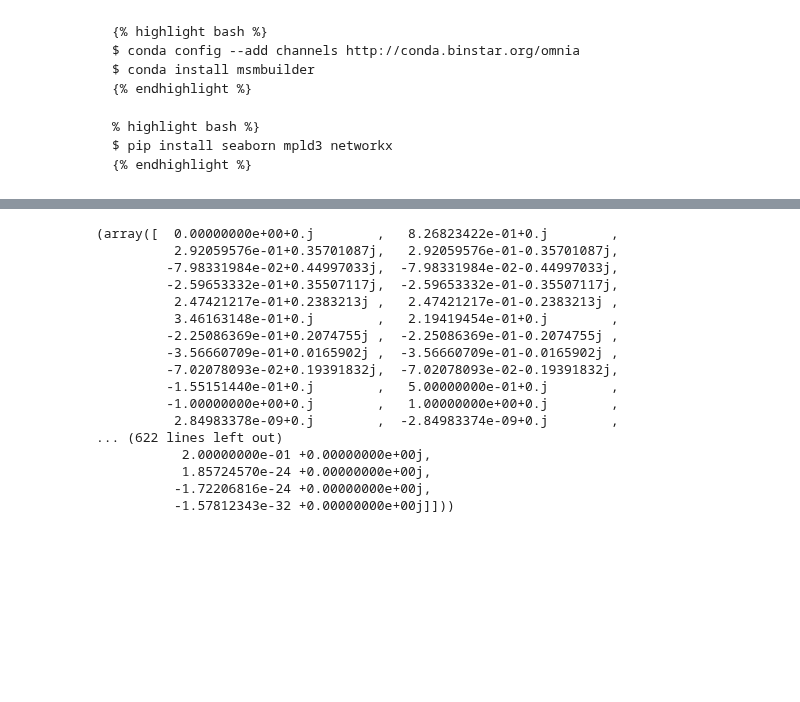
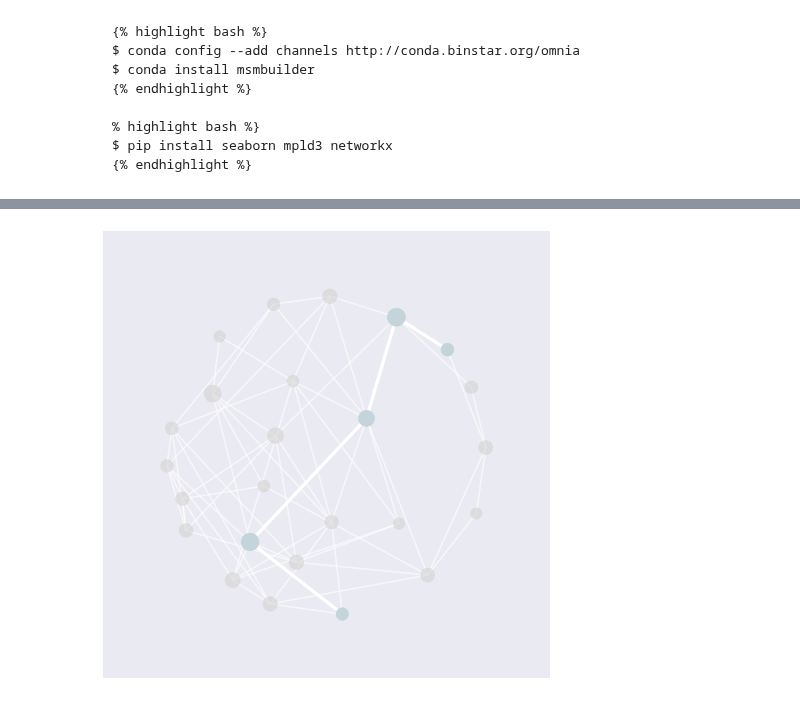
Before and after one commit to cxhernandez/cxhernandez.com, a Jupyter notebook: _notebooks/Transition Paths.ipynb, the cells around one changed output, grey strips where cells are left out. Cells and saved outputs as stored; diff of their text form; code cells hidden in the pictures; blank space fills up the shorter version.

```diff
--- a/_notebooks/Transition Paths.ipynb
+++ b/_notebooks/Transition Paths.ipynb
@@ -51,20 +51,19 @@ mpld3.plugins.connect(fig,mpld3.plugins.PointLabelTooltip(pts,pos.keys()))
-# %%
-np.linalg.eig(M2.T)
-# %% [output]
-(array([  0.00000000e+00+0.j        ,   8.26823422e-01+0.j        ,
-          2.92059576e-01+0.35701087j,   2.92059576e-01-0.35701087j,
-         -7.98331984e-02+0.44997033j,  -7.98331984e-02-0.44997033j,
-         -2.59653332e-01+0.35507117j,  -2.59653332e-01-0.35507117j,
-          2.47421217e-01+0.2383213j ,   2.47421217e-01-0.2383213j ,
-          3.46163148e-01+0.j        ,   2.19419454e-01+0.j        ,
-         -2.25086369e-01+0.2074755j ,  -2.25086369e-01-0.2074755j ,
-         -3.56660709e-01+0.0165902j ,  -3.56660709e-01-0.0165902j ,
-         -7.02078093e-02+0.19391832j,  -7.02078093e-02-0.19391832j,
-         -1.55151440e-01+0.j        ,   5.00000000e-01+0.j        ,
-         -1.00000000e+00+0.j        ,   1.00000000e+00+0.j        ,
-          2.84983378e-09+0.j        ,  -2.84983374e-09+0.j        ,
-... (622 lines left out)
-           2.00000000e-01 +0.00000000e+00j,
-           1.85724570e-24 +0.00000000e+00j,
-          -1.72206816e-24 +0.00000000e+00j,
-          -1.57812343e-32 +0.00000000e+00j]]))
+# %%
+mpld3.enable_notebook()
+fig = pp.figure(figsize=(8,8))
+ax  = fig.add_subplot(1, 1, 1)
+path = [3, 8, 4, 23, 12]
+for i in G:
+    for j in G[i]:
+        if i in path and j in path:
+            ax.plot([pos_array[0,i],pos_array[0,j]],[pos_array[1,i],pos_array[1,j]],'-w',linewidth=3)
+        else:
+            ax.plot([pos_array[0,i],pos_array[0,j]],[pos_array[1,i],pos_array[1,j]],'-w',alpha=.4,linewidth=1.5)
+pts = ax.scatter(pos_array[0],pos_array[1],sizes, color = 'lightgrey',alpha=.6,zorder=10)
+ax.scatter(pos_array[0,path],pos_array[1,path],sizes[path], color = 'lightblue',zorder=9)
+pp.xticks([])
+pp.yticks([])
+
+mpld3.plugins.connect(fig,mpld3.plugins.PointLabelTooltip(pts,pos.keys()))
+# %% [output]
+[figure, added]
```
Also changed, not shown: parts of 3 cells of this notebook, 1 other file.
